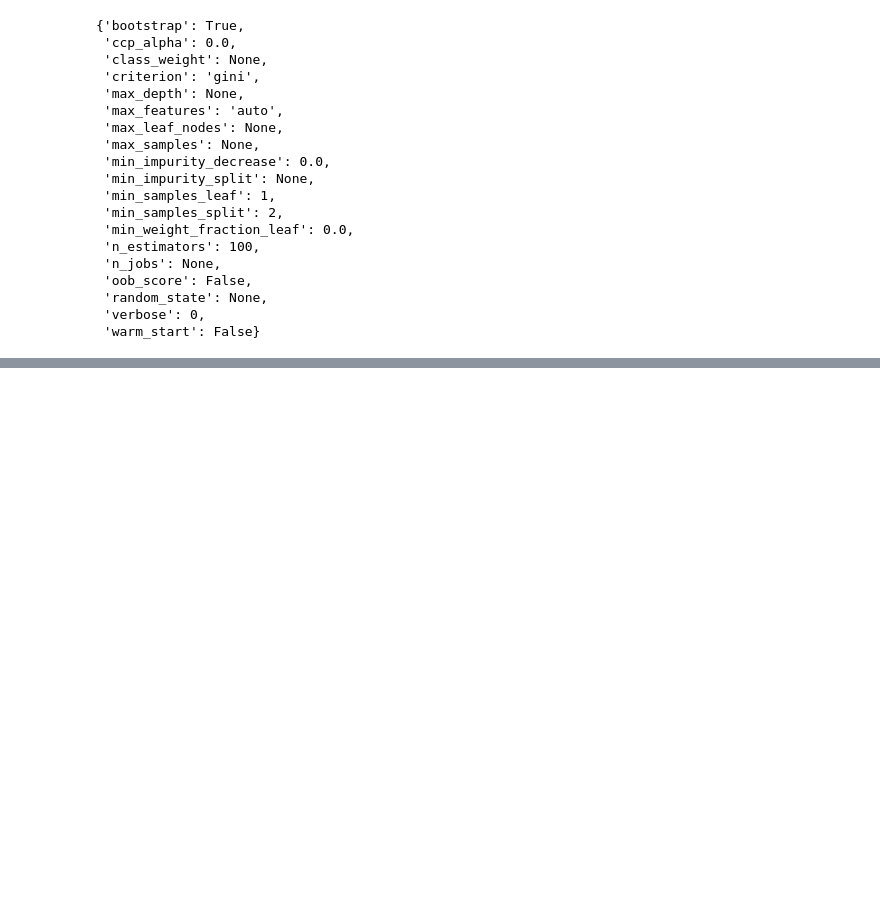
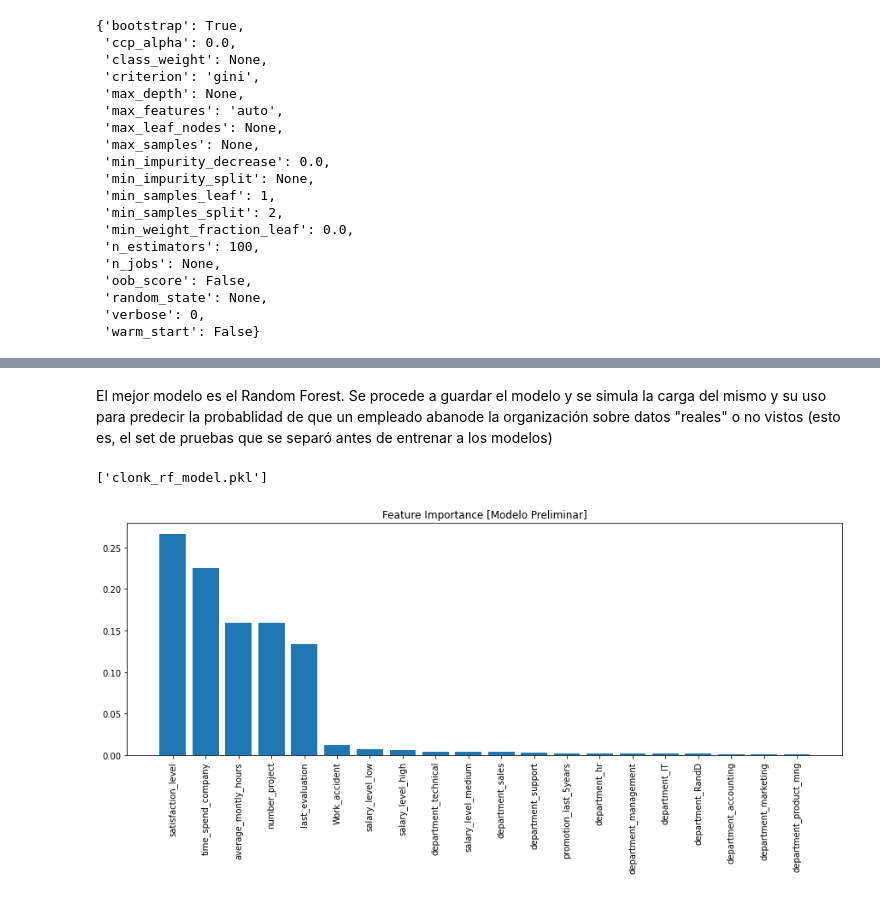
Before and after one commit to JECaballeroR/EmployeeTurnover, a Jupyter notebook: Clonk_Prueba_selección.ipynb, the cells around one changed output, grey strips where cells are left out. Drawn from its saved outputs; the diff is of its cells as text; code cells hidden in the pictures; blank space fills up the shorter version.

```diff
--- a/Clonk_Prueba_selección.ipynb
+++ b/Clonk_Prueba_selección.ipynb
@@ -715,0 +812,2 @@ plt.title("Feature Importance");
+# %% [markdown]
+El mejor modelo es el Random Forest. Se procede a guardar el modelo y se simula la carga del mismo y su uso para predecir la probablidad de que un empleado abanode la organización sobre datos "reales" o no vistos (esto es, el set de pruebas que se separó antes de entrenar a los modelos)
@@ -715,0 +830,20 @@ plt.title("Feature Importance");
+# %%
+# Se guarda el modelo
+joblib.dump(model_to_save, 'clonk_rf_model.pkl')
+# %% [output]
+['clonk_rf_model.pkl']
+# %%
+# Se carga el modelo
+clonk_model=joblib.load("clonk_rf_model.pkl")
+# %%
+"""
+Usando el atributo que se creó, feature_df_, se extrae un gráfico de Feature
+Importance del modelo.
+"""
+plt.figure(figsize=(15, 5))
+plt.bar(clonk_model.feature_df_['Feature'], \
+        clonk_model.feature_df_['Feature Importance'])
+_=plt.xticks( rotation=90)
+plt.title("Feature Importance [Modelo Preliminar]");
+# %% [output]
+[figure, added]
```
Also changed, not shown: parts of 31 cells of this notebook.
